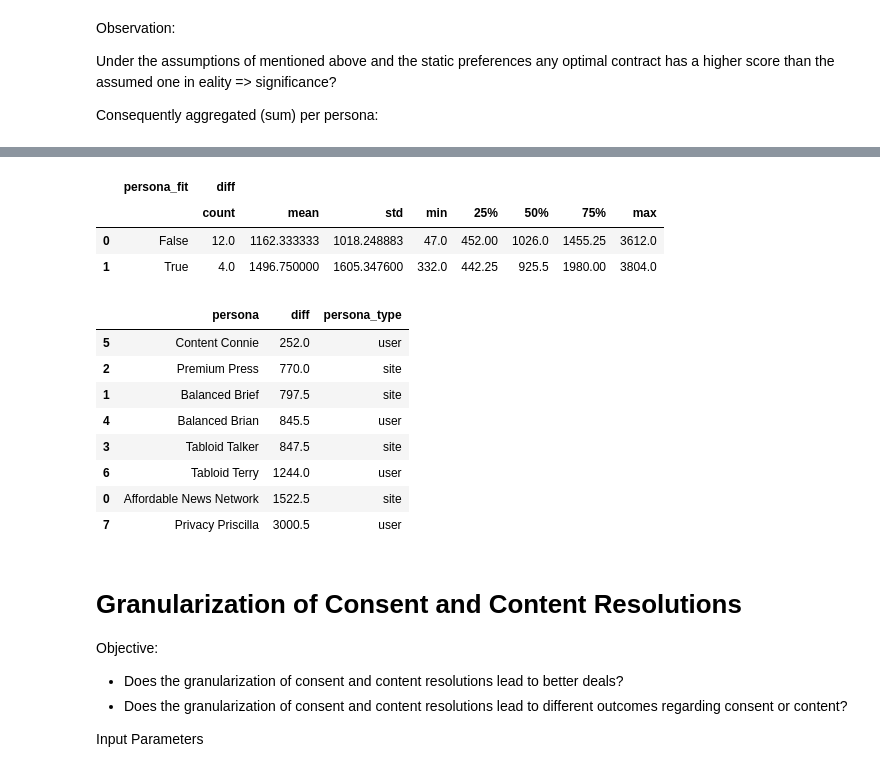
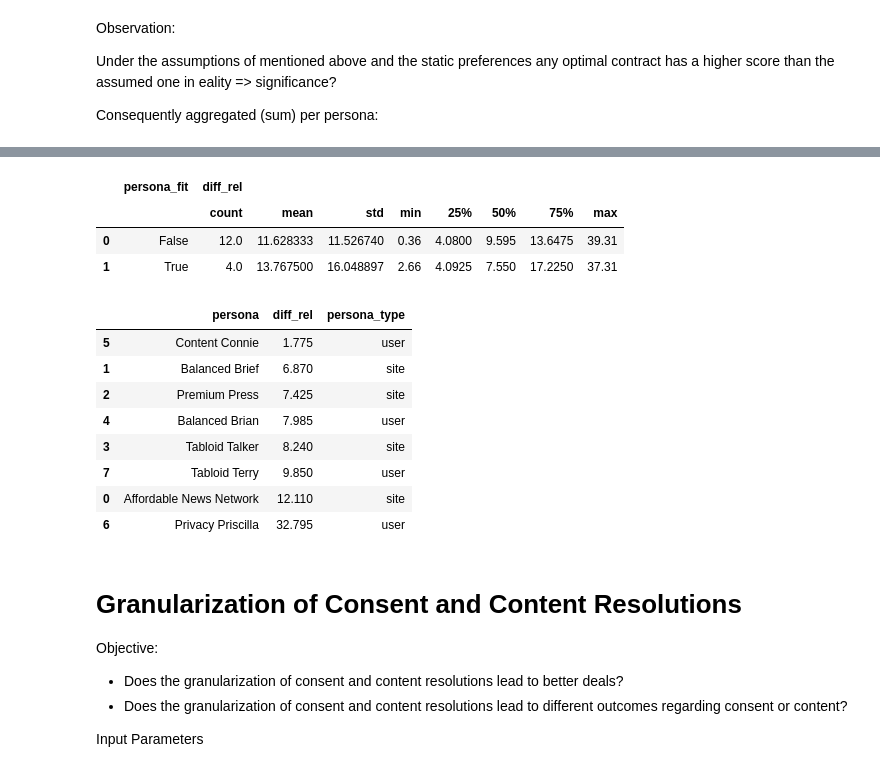
Before and after one commit to 82beja1bwi/contract-evaluation, a Jupyter notebook: qualitative_analysis.ipynb, the cells around one changed output, grey strips where cells are left out. Saved outputs shown, nothing was run; the diff lists cells and outputs as text; code cells hidden in the pictures.

```diff
--- a/qualitative_analysis.ipynb
+++ b/qualitative_analysis.ipynb
@@ -188,7 +191,7 @@ for name in ['consent_535']:
     three_c_df[name] = three_c_df[name].apply(lambda value: 'ALL' if value == 100.0 else ('REJECTED' if value == 0.0 else value))
 
 # arrange order of columns
-three_c_df = three_c_df[['user', 'site','u_persona', 's_persona', 'persona_fit', 'default_new', 'reality_assumption',  'score_535', 'score_565',
+three_c_df = three_c_df[['user', 'site','u_persona', 's_persona', 'persona_fit', 'default_new', 'reality_assumption',  'score_535', 'score_565', 'imbalance',
                    'consent_535', 'consent_565', 'content_535', 'content_565','cost_535','cost_565']]
 
 three_c_df
@@ -321,6 +324,7 @@ Objective? Is any optimal contract better than the actual deal?
 # %%
 actual_contracts_df = three_c_df[['u_persona','s_persona','persona_fit', 'reality_assumption', 'score_535']]
 actual_contracts_df['diff'] = actual_contracts_df['score_535'] - actual_contracts_df['reality_assumption']
+actual_contracts_df['diff_rel'] = round(100 * actual_contracts_df['diff'] / (actual_contracts_df['score_535'] + actual_contracts_df['reality_assumption']),2)
 actual_contracts_df
 # %% [output]
 A value is trying to be set on a copy of a slice from a DataFrame.
@@ -376,19 +385,19 @@ plt.show()
 # %%
 # Improvements for persona_fit TRUE FALSE
-diffs_3c_persona_fit = actual_contracts_df[['persona_fit','diff']].groupby(['persona_fit']).describe().reset_index()
+diffs_3c_persona_fit = actual_contracts_df[['persona_fit','diff_rel']].groupby(['persona_fit']).describe().reset_index()
 diffs_3c_persona_fit
 # %% [output]
-|  | persona_fit | diff |  |  |  |  |  |  |  |
+|  | persona_fit | diff_rel |  |  |  |  |  |  |  |
 |  |  | count | mean | std | min | 25% | 50% | 75% | max |
-| 0 | False | 12.0 | 1162.333333 | 1018.248883 | 47.0 | 452.00 | 1026.0 | 1455.25 | 3612.0 |
-| 1 | True | 4.0 | 1496.750000 | 1605.347600 | 332.0 | 442.25 | 925.5 | 1980.00 | 3804.0 |
+| 0 | False | 12.0 | 11.628333 | 11.526740 | 0.36 | 4.0800 | 9.595 | 13.6475 | 39.31 |
+| 1 | True | 4.0 | 13.767500 | 16.048897 | 2.66 | 4.0925 | 7.550 | 17.2250 | 37.31 |
 # %%
 # Improvements for personas
-diffs_by_s_persona = actual_contracts_df[['s_persona', 'diff']].groupby('s_persona').median().reset_index()
+diffs_by_s_persona = actual_contracts_df[['s_persona', 'diff_rel']].groupby('s_persona').median().reset_index()
 diffs_by_s_persona['persona_type'] = 'site'
 
 # Calculate median of 'diff' grouped by 'u_persona'
-diffs_by_u_persona = actual_contracts_df[['u_persona', 'diff']].groupby('u_persona').median().reset_index()
+diffs_by_u_persona = actual_contracts_df[['u_persona', 'diff_rel']].groupby('u_persona').median().reset_index()
 diffs_by_u_persona['persona_type'] = 'user'
 
 # Rename columns for concat
@@ -398,17 +407,17 @@ diffs_by_u_persona.rename(columns={'u_persona': 'persona'}, inplace=True)
 # Concat
 diffs_3c_persona_fit = pd.concat([diffs_by_s_persona, diffs_by_u_persona], axis=0).reset_index(drop=True)
 
-diffs_3c_persona_fit.sort_values(by='diff')
+diffs_3c_persona_fit.sort_values(by='diff_rel')
 # %% [output]
-|  | persona | diff | persona_type |
-| 5 | Content Connie | 252.0 | user |
-| 2 | Premium Press | 770.0 | site |
-| 1 | Balanced Brief | 797.5 | site |
-| 4 | Balanced Brian | 845.5 | user |
-| 3 | Tabloid Talker | 847.5 | site |
-| 6 | Tabloid Terry | 1244.0 | user |
-| 0 | Affordable News Network | 1522.5 | site |
-| 7 | Privacy Priscilla | 3000.5 | user |
+|  | persona | diff_rel | persona_type |
+| 5 | Content Connie | 1.775 | user |
+| 1 | Balanced Brief | 6.870 | site |
+| 2 | Premium Press | 7.425 | site |
+| 4 | Balanced Brian | 7.985 | user |
+| 3 | Tabloid Talker | 8.240 | site |
+| 7 | Tabloid Terry | 9.850 | user |
+| 0 | Affordable News Network | 12.110 | site |
+| 6 | Privacy Priscilla | 32.795 | user |
 # %% [markdown]
 # Granularization of Consent and Content Resolutions
 Objective:
```
Also changed, not shown: parts of 17 cells of this notebook, 22 other files.
